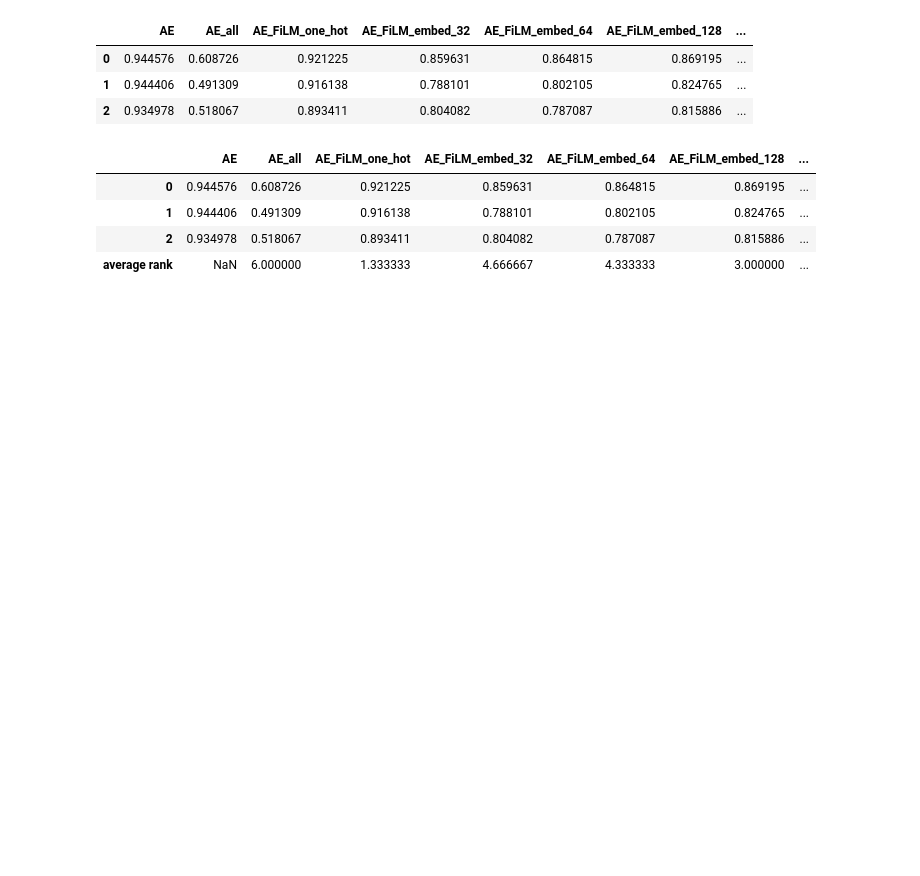
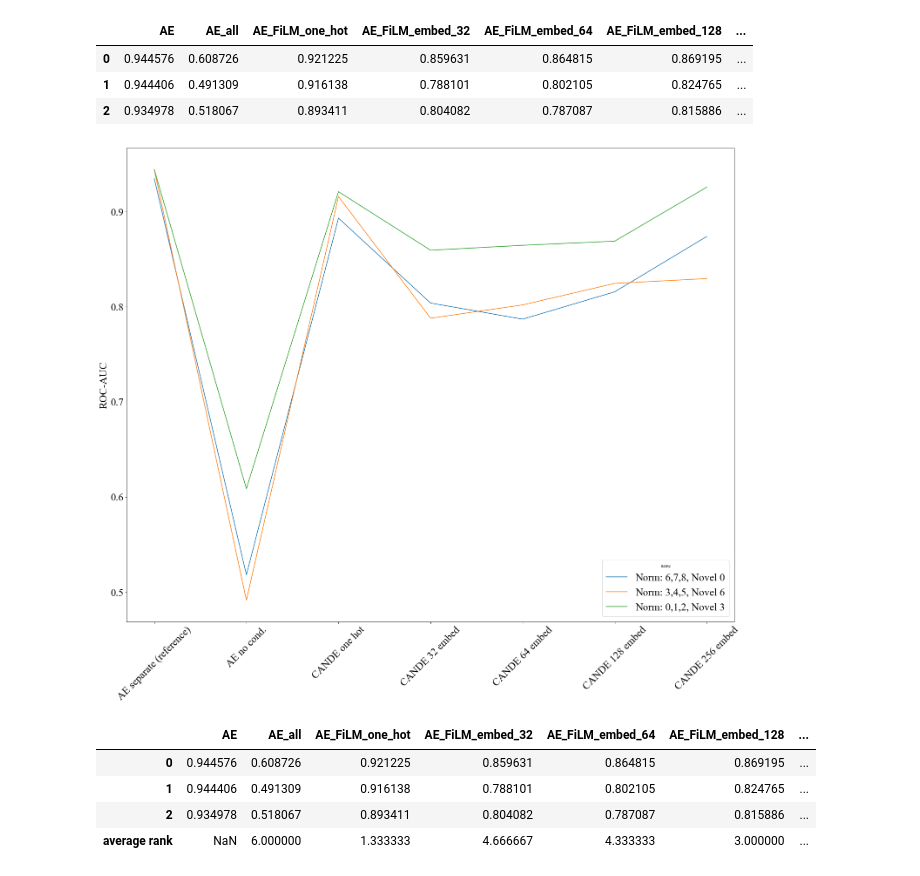
Before and after one commit to EllenRushe/CANDE, a Jupyter notebook: image_context_net/results.ipynb, the cells around one changed output. Cells and saved outputs as stored; diff of their text form; code cells hidden in the pictures; blank space fills up the shorter version.

Commit message:
Added some confidence intervals and figures

```diff
--- a/image_context_net/results.ipynb
+++ b/image_context_net/results.ipynb
@@ -1,9 +1,16 @@
 # %%
+import os
 import json
 import glob
+from scipy import stats as st
 import numpy as np
 import pandas as pd
 import matplotlib.pyplot as plt
+if not os.path.exists('figs'): os.mkdir("figs")
+
+plt.rcParams["font.family"] = "Times New Roman"
+plt.rc('legend',fontsize=24)
+plt.rc('axes', labelsize=24)
 # %%
 
 def get_results(model_name, context=""):
@@ -48,6 +88,42 @@ results_df
 | 0 | 0.944576 | 0.608726 | 0.921225 | 0.859631 | 0.864815 | 0.869195 | ... |
 | 1 | 0.944406 | 0.491309 | 0.916138 | 0.788101 | 0.802105 | 0.824765 | ... |
 | 2 | 0.934978 | 0.518067 | 0.893411 | 0.804082 | 0.787087 | 0.815886 | ... |
+# %%
+formatted_col_map= {
+           "AE": "AE separate (reference)",
+           "AE_all": "AE no cond.",
+           "AE_FiLM_one_hot"  :"CANDE one hot"  ,
+           "AE_FiLM_embed_32" :"CANDE 32 embed" ,
+           "AE_FiLM_embed_64" :"CANDE 64 embed" ,
+           "AE_FiLM_embed_128":"CANDE 128 embed",
+           "AE_FiLM_embed_256":"CANDE 256 embed"
+}
+context_map = {"0":"Norm: 0,1,2, Novel 3",
+               "1":"Norm: 3,4,5, Novel 6",
+               "2": "Norm: 6,7,8, Novel 0"
+              }
+cols_to_plot = [
+           "AE separate (reference)",
+           "AE no cond.",
+           "CANDE one hot"  ,
+           "CANDE 32 embed" ,
+           "CANDE 64 embed" ,
+           "CANDE 128 embed",
+           "CANDE 256 embed"
+]
+
+plt_results = results_df.sort_values(by="AE")
+plt_results = plt_results.rename(columns=formatted_col_map, errors="raise")
+plt_results['name'] = plt_results.index.to_series().map(context_map)
+plt_results = plt_results.set_index('name')
+
+plt_results_ax = plt_results[cols_to_plot].transpose().plot(figsize=(25, 20))
+plt_results_ax.tick_params(axis='both', which='major', labelsize=24)
+plt_results_ax.set_ylabel("ROC-AUC")
+plt.xticks(rotation=45)
+plt.savefig("figs/CANDE-MNIST-ROC-AUC.png")
+# %% [output]
+[figure, added]
 # %%
 rank_results_df = results_df[
           ["AE_all",
```
Also changed, not shown: parts of 7 cells of this notebook, 3 other files.
